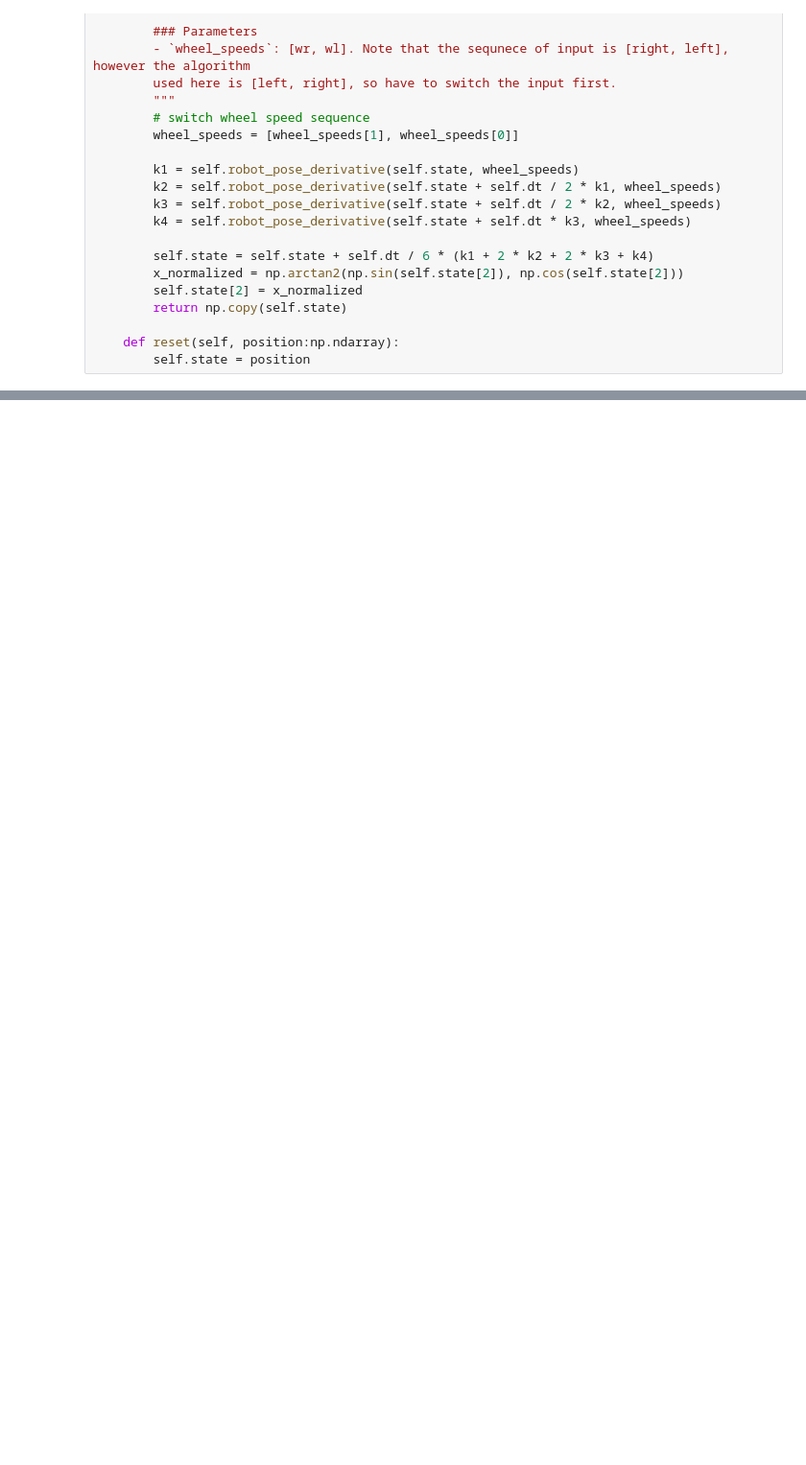
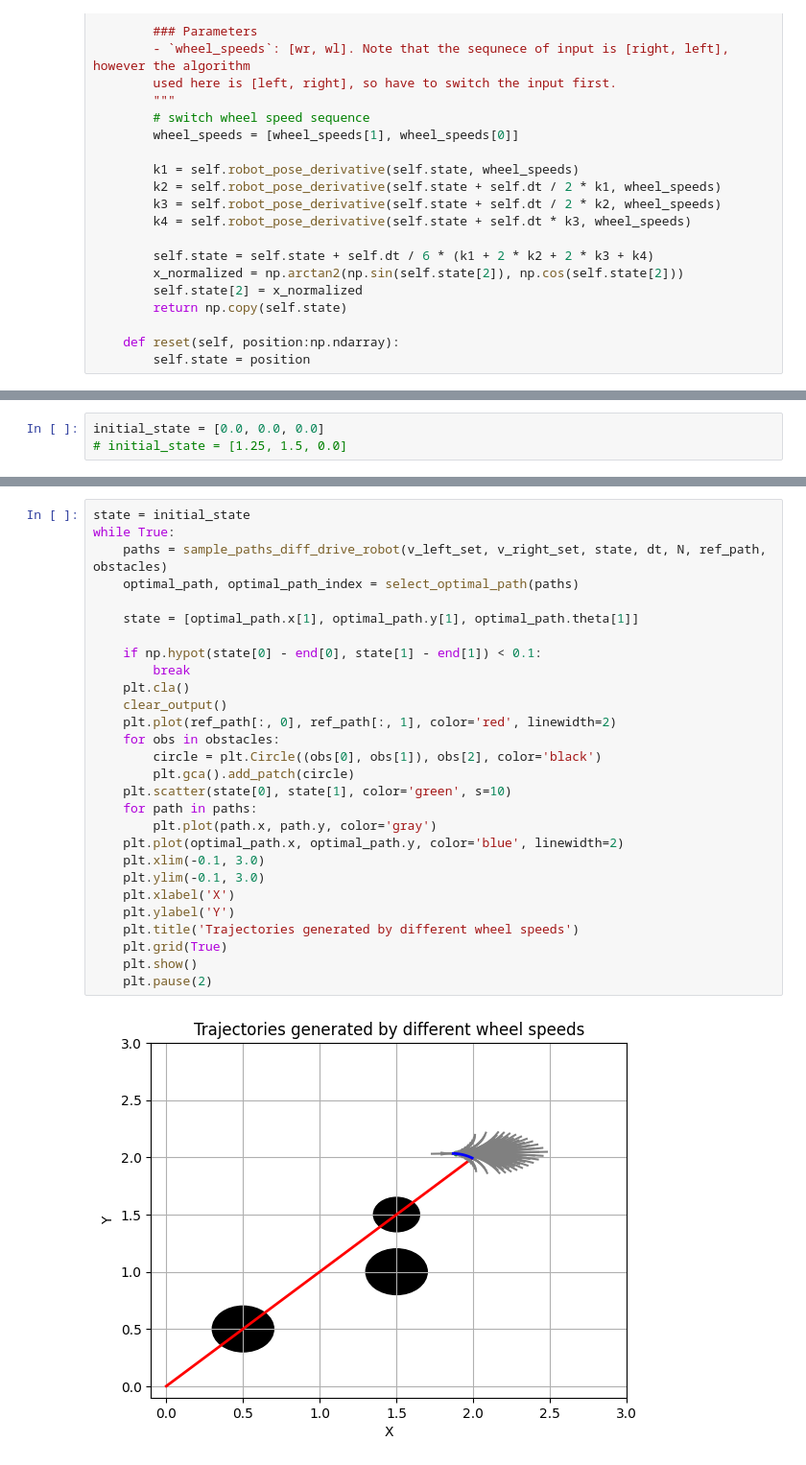
Before and after one commit to SpartanTan/RL-everything, a Jupyter notebook: torh_tutorial/lattic_planner.ipynb, the cells around one changed output, grey strips where cells are left out. Shown at 96% size. Saved outputs shown, nothing was run; the diff lists cells and outputs as text; blank space fills up the shorter version.

```diff
--- a/torh_tutorial/lattic_planner.ipynb
+++ b/torh_tutorial/lattic_planner.ipynb
@@ -986,3 +981,6 @@ plt.show()
+# %%
+initial_state = [0.0, 0.0, 0.0]
+# initial_state = [1.25, 1.5, 0.0]
 # %%
 import matplotlib.pyplot as plt
 import numpy as np
@@ -1090,0 +1171,30 @@ plt.show()
+# %%
+state = initial_state
+while True:
+    paths = sample_paths_diff_drive_robot(v_left_set, v_right_set, state, dt, N, ref_path, obstacles)
+    optimal_path, optimal_path_index = select_optimal_path(paths)
+
+    state = [optimal_path.x[1], optimal_path.y[1], optimal_path.theta[1]]
+
+    if np.hypot(state[0] - end[0], state[1] - end[1]) < 0.1:
+        break
+    plt.cla()
+    clear_output()
+    plt.plot(ref_path[:, 0], ref_path[:, 1], color='red', linewidth=2)
+    for obs in obstacles:
+        circle = plt.Circle((obs[0], obs[1]), obs[2], color='black')
+        plt.gca().add_patch(circle)
+    plt.scatter(state[0], state[1], color='green', s=10)
+    for path in paths:
+        plt.plot(path.x, path.y, color='gray')
+    plt.plot(optimal_path.x, optimal_path.y, color='blue', linewidth=2)
+    plt.xlim(-0.1, 3.0)
+    plt.ylim(-0.1, 3.0)
+    plt.xlabel('X')
+    plt.ylabel('Y')
+    plt.title('Trajectories generated by different wheel speeds')
+    plt.grid(True)
+    plt.show()
+    plt.pause(2)
+# %% [output]
+[figure, added]
```
Also changed, not shown: parts of 6 cells of this notebook, 1 other file.
